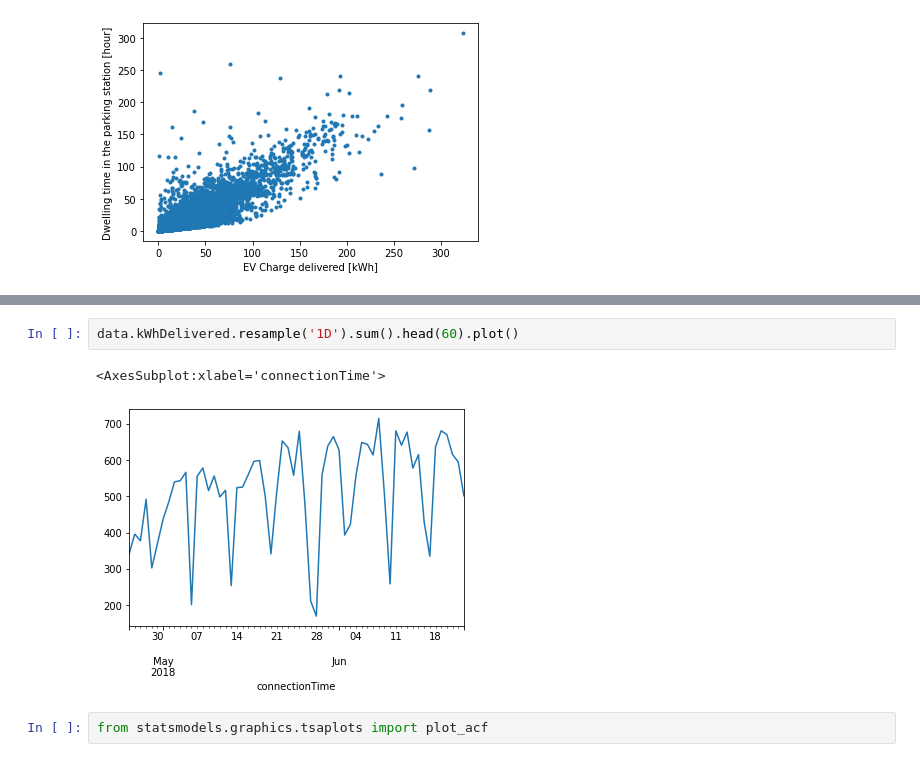
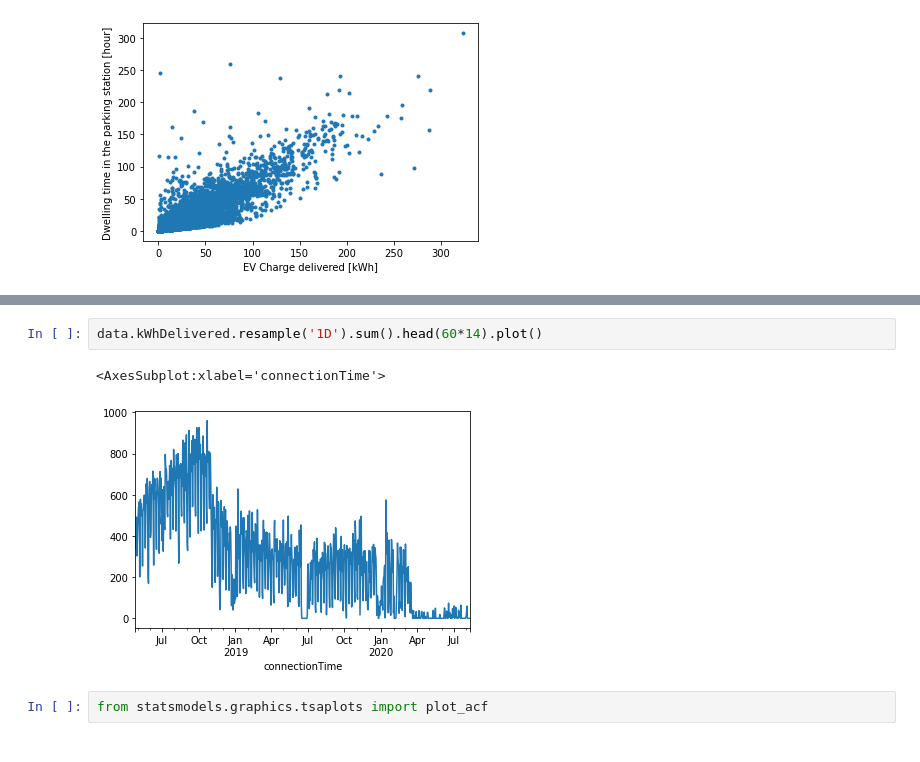
Before and after one commit to Hadi2525/CCAI2022_Transportation, a Jupyter notebook: acn_eda.ipynb, the cells around one changed output, grey strips where cells are left out. Cells and saved outputs as stored; diff of their text form.

```diff
--- a/acn_eda.ipynb
+++ b/acn_eda.ipynb
@@ -66,8 +69,8 @@ Text(0, 0.5, 'Dwelling time in the parking station [hour]')
 # %%
-data.kWhDelivered.resample('1D').sum().head(60).plot()
+data.kWhDelivered.resample('1D').sum().head(60*14).plot()
 # %% [output]
 <AxesSubplot:xlabel='connectionTime'>
-[figure, old version]
+[figure, new version]
 # %%
 from statsmodels.graphics.tsaplots import plot_acf
 # %%
```
Also changed, not shown: parts of 1 cell of this notebook, 2 other files.
